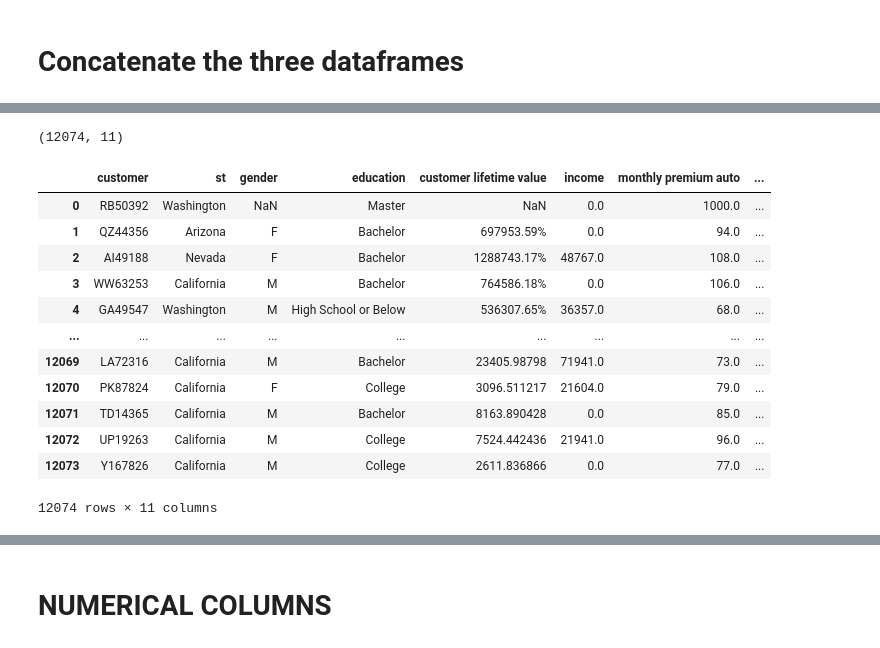
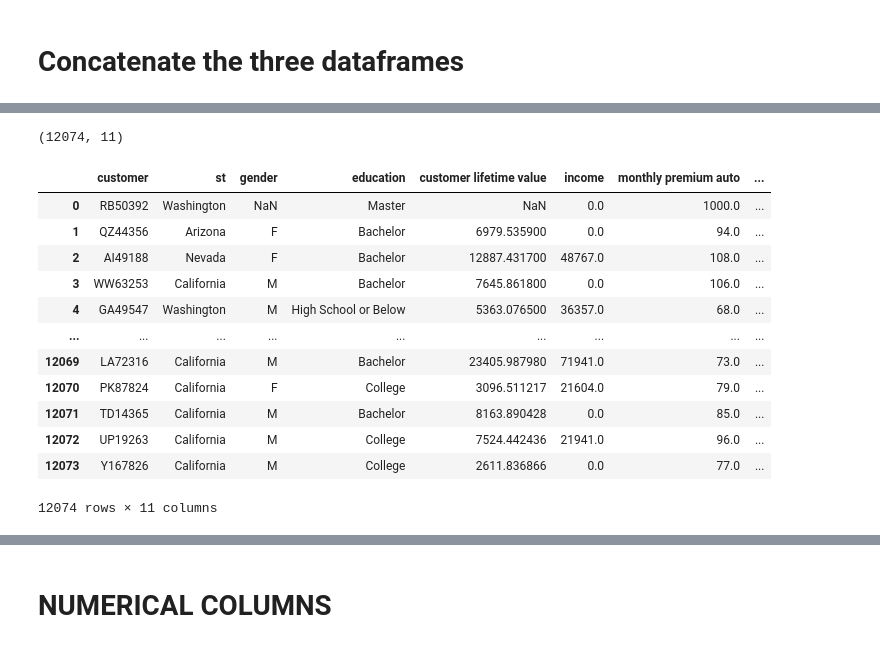
Before and after one commit to chrislacarte/lab-customer-analysis-round-1, a Jupyter notebook: files_for_lab/csv_files/round_1.ipynb, the cells around one changed output, grey strips where cells are left out. Drawn from its saved outputs; the diff is of its cells as text; code cells hidden in the pictures.

```diff
--- a/files_for_lab/csv_files/round_1.ipynb
+++ b/files_for_lab/csv_files/round_1.ipynb
@@ -68,19 +70,29 @@ Index(['customer', 'st', 'gender', 'education', 'customer lifetime value',
+# %%
+file1['customer lifetime value'] = file1['customer lifetime value'].str.replace('%', '')
+file2['customer lifetime value'] = file2['customer lifetime value'].str.replace('%', '')
+file1['customer lifetime value'] = pd.to_numeric(file1['customer lifetime value'], errors='coerce')
+file2['customer lifetime value'] = pd.to_numeric(file2['customer lifetime value'], errors='coerce')
+file3['customer lifetime value'] = pd.to_numeric(file3['customer lifetime value'], errors='coerce')
+
+file1['customer lifetime value'] = file1['customer lifetime value']/100
+
+file2['customer lifetime value'] = file2['customer lifetime value']/100
 # %%
-df = pd.concat([file1,file2_ord,file3_ord], axis=0)
+df = pd.concat([file1,file2,file3], axis=0)
 # We reset the index to have it as a reference in case we need it
 df = df.reset_index(drop=True)
 print(df.shape)
 df
 # %% [output]
 (12074, 11)
 |  | customer | st | gender | education | customer lifetime value | income | monthly premium auto | ... |
 | 0 | RB50392 | Washington | NaN | Master | NaN | 0.0 | 1000.0 | ... |
-| 1 | QZ44356 | Arizona | F | Bachelor | 697953.59% | 0.0 | 94.0 | ... |
-| 2 | AI49188 | Nevada | F | Bachelor | 1288743.17% | 48767.0 | 108.0 | ... |
-| 3 | WW63253 | California | M | Bachelor | 764586.18% | 0.0 | 106.0 | ... |
-| 4 | GA49547 | Washington | M | High School or Below | 536307.65% | 36357.0 | 68.0 | ... |
+| 1 | QZ44356 | Arizona | F | Bachelor | 6979.535900 | 0.0 | 94.0 | ... |
+| 2 | AI49188 | Nevada | F | Bachelor | 12887.431700 | 48767.0 | 108.0 | ... |
+| 3 | WW63253 | California | M | Bachelor | 7645.861800 | 0.0 | 106.0 | ... |
+| 4 | GA49547 | Washington | M | High School or Below | 5363.076500 | 36357.0 | 68.0 | ... |
 | ... | ... | ... | ... | ... | ... | ... | ... | ... |
-| 12069 | LA72316 | California | M | Bachelor | 23405.98798 | 71941.0 | 73.0 | ... |
+| 12069 | LA72316 | California | M | Bachelor | 23405.987980 | 71941.0 | 73.0 | ... |
 | 12070 | PK87824 | California | F | College | 3096.511217 | 21604.0 | 79.0 | ... |
 | 12071 | TD14365 | California | M | Bachelor | 8163.890428 | 0.0 | 85.0 | ... |
 | 12072 | UP19263 | California | M | College | 7524.442436 | 21941.0 | 96.0 | ... |
```
Also changed, not shown: parts of 13 cells of this notebook, 3 other files.
